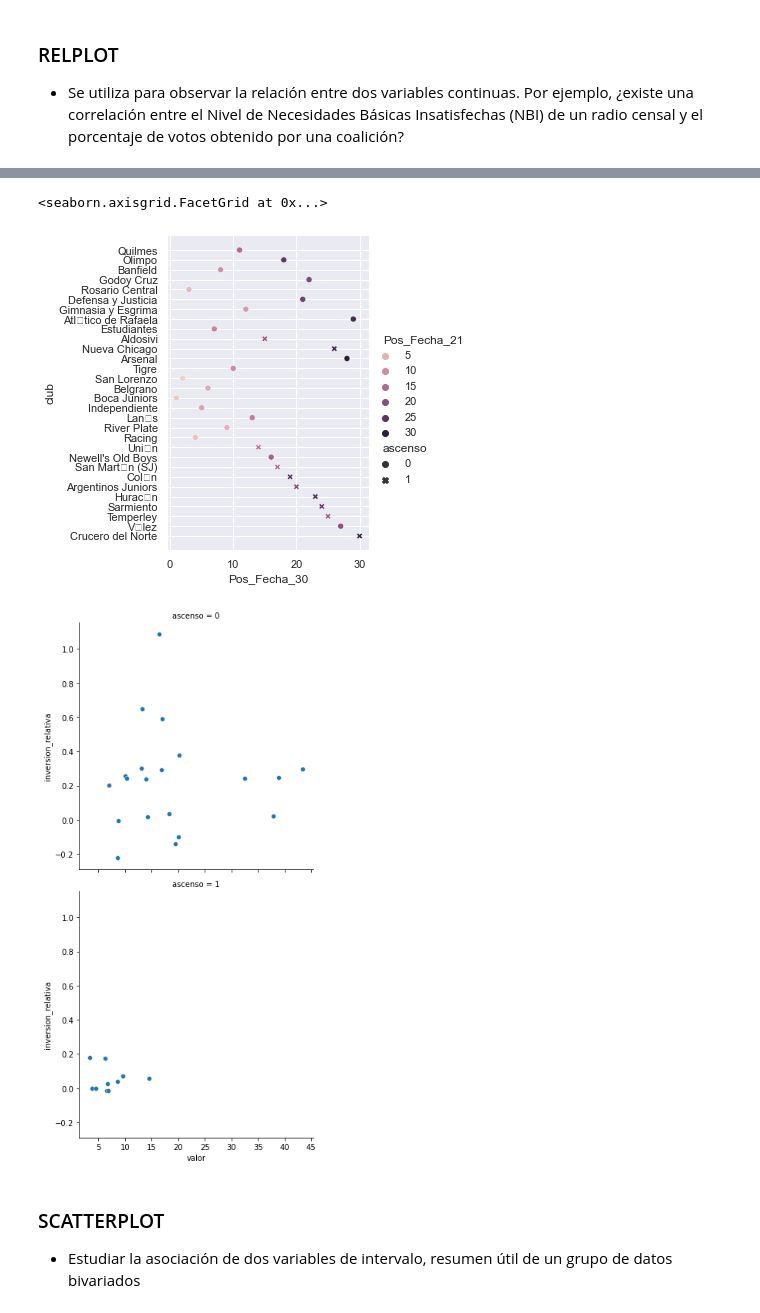
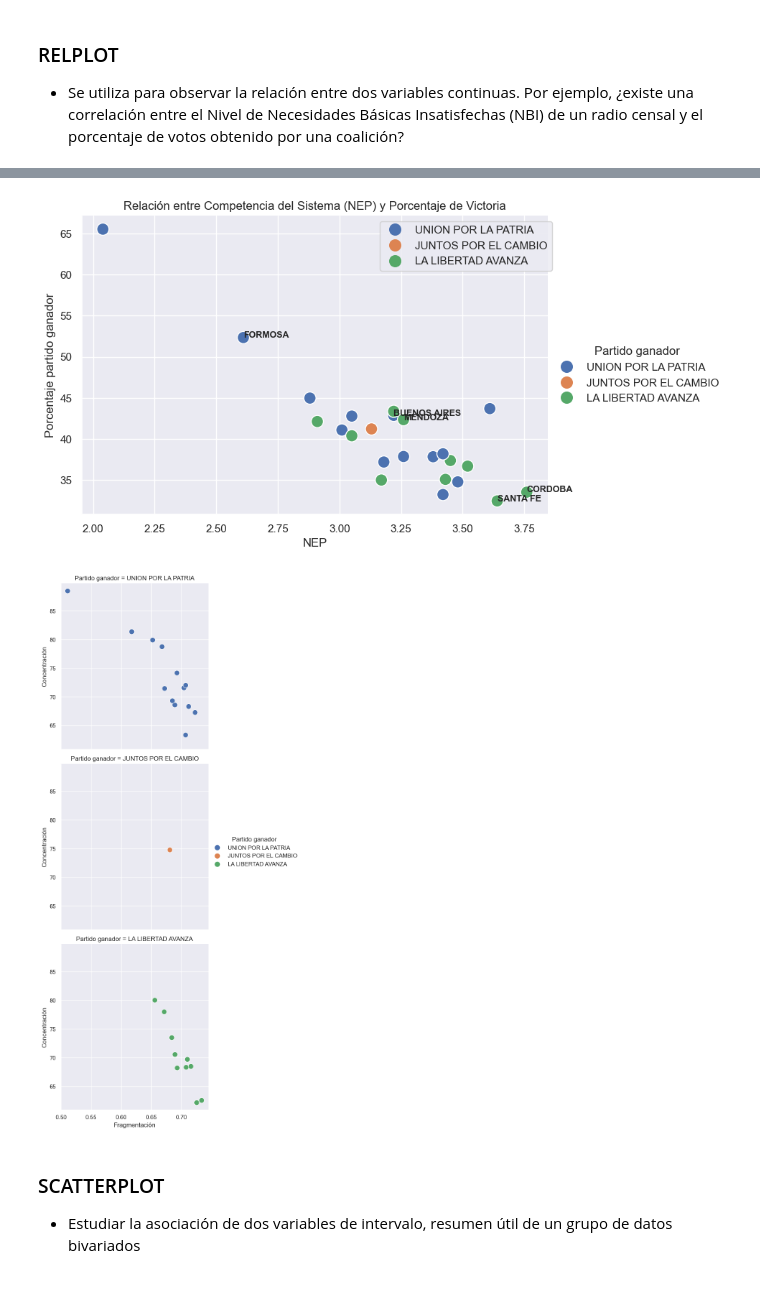
Before and after one commit to fedestarosta/DS, a Jupyter notebook: Clase_08_Visualizacion.ipynb, the cells around one changed output, grey strips where cells are left out. Cells and saved outputs as stored; diff of their text form; code cells hidden in the pictures.

Commit message:
Update Visualizacion

```diff
--- a/Clase_08_Visualizacion.ipynb
+++ b/Clase_08_Visualizacion.ipynb
@@ -54,6 +52,9 @@ fmri.head()
 | 3 | s11 | 18 | stim | parietal | -0.046134 |
 | 4 | s10 | 18 | stim | parietal | -0.037970 |
 # %%
-futbol = pd.read_csv("../54929/MET4OP/dataset/extras/datos_2015.csv")
-futbol.head()
+#Cargamos el dataset de elecciones de 2019 con los resultados de CABA
+df_elecciones = pd.read_csv("media/Datos electorales 2023 - Indicadores varios.csv")
+# Limpiamos los nombres de las columnas por seguridad
+df_elecciones.columns = df_elecciones.columns.str.strip()
+df_elecciones.head()
 # %% [output]
@@ -74,5 +74,13 @@ futbol.head()
 #Los diagramas de dispersión visualizan cada tupla de valores x e y como un solo punto y el diagrama formará una nube de puntos
 sns.set(style = 'darkgrid')
 
-sns.relplot(x = 'Pts_2014', y = 'club', data= futbol)
+# Analizamos la relación entre Participación y el Porcentaje que sacó el ganador
+sns.relplot(x = 'Participacion', y = 'Porcentaje voto blanco', data = df_elecciones)
+
+# Elegimos algunas provincias que queremos que tengan la etiqueta de texto - OPCIONAL
+provincias_a_marcar = ['BUENOS AIRES', 'CORDOBA', 'SANTA FE', 'MENDOZA', 'FORMOSA']
+for _, fila in df_elecciones.iterrows():
+    if fila['Provincia'] in provincias_a_marcar:
+        plt.text(fila['Participacion'], fila['Porcentaje voto blanco'], fila['Provincia'], fontsize=9, fontweight='bold')
+    plt.legend(bbox_to_anchor=(1.02, 1))
 # %% [output]
@@ -100,10 +107,24 @@ dir(sns.FacetGrid) #Matplotlib admite la creación de figuras con múltiples eje
  'tight_layout']
 # %%
-#Funcion HUE: perimite incorporar una variable que agrupa los datos ya importados
-    #Los diferencia por color
-    # Puede ser numerica o categórica
+sns.set(style = 'darkgrid')
 
-sns.relplot(x = 'Pos_Fecha_30', y = 'club', data= futbol, hue= 'Pos_Fecha_21' , style = 'ascenso')
+# x: Competencia del sistema (NEP) | y: Fuerza del triunfo
+# hue: Identidad política del ganador
+# s=150 hace los puntos más grandes para ver mejor la distribución
+sns.relplot(x = 'NEP',
+            y = 'Porcentaje partido ganador',
+            data = df_elecciones,
+            hue = 'Partido ganador',
+            s = 150,
+            height = 5,
+            aspect = 1.5)
+# Elegimos algunas provincias que queremos que tengan la etiqueta de texto - OPCIONAL
+provincias_a_marcar = ['BUENOS AIRES', 'CORDOBA', 'SANTA FE', 'MENDOZA', 'FORMOSA']
+for _, fila in df_elecciones.iterrows():
+    if fila['Provincia'] in provincias_a_marcar:
+        plt.text(fila['NEP'], fila['Porcentaje partido ganador'], fila['Provincia'], fontsize=9, fontweight='bold')
+        plt.legend(bbox_to_anchor=(1.02, 1))
+plt.title('Relación entre Competencia del Sistema (NEP) y Porcentaje de Victoria')
+plt.show()
 # %% [output]
-<seaborn.axisgrid.FacetGrid at 0x...>
-[figure, old version]
+[figure, new version]
@@ -110,8 +134,10 @@ sns.relplot(x = 'Pos_Fecha_30', y = 'club', data= futbol, hue= 'Pos_Fecha_21' ,
 # %%
-#Podemos separar los datos en columnas o filas
-ax = sns.relplot(x='valor' , y='inversion_relativa',   row = 'ascenso', data= futbol)
+# Podemos separar los datos en columnas o filas
+ax = sns.relplot(x='Fragmentación', y='Concentración', row='Partido ganador', data=df_elecciones,
+                hue = 'Partido ganador',
+                s = 100)
 # %% [output]
-[figure, old version]
+[figure, new version]
 # %% [markdown]
 ### SCATTERPLOT
 + Estudiar la asociación de dos variables de intervalo, resumen útil de un grupo de datos bivariados
```
Also changed, not shown: parts of 19 cells of this notebook, 2 other files.
